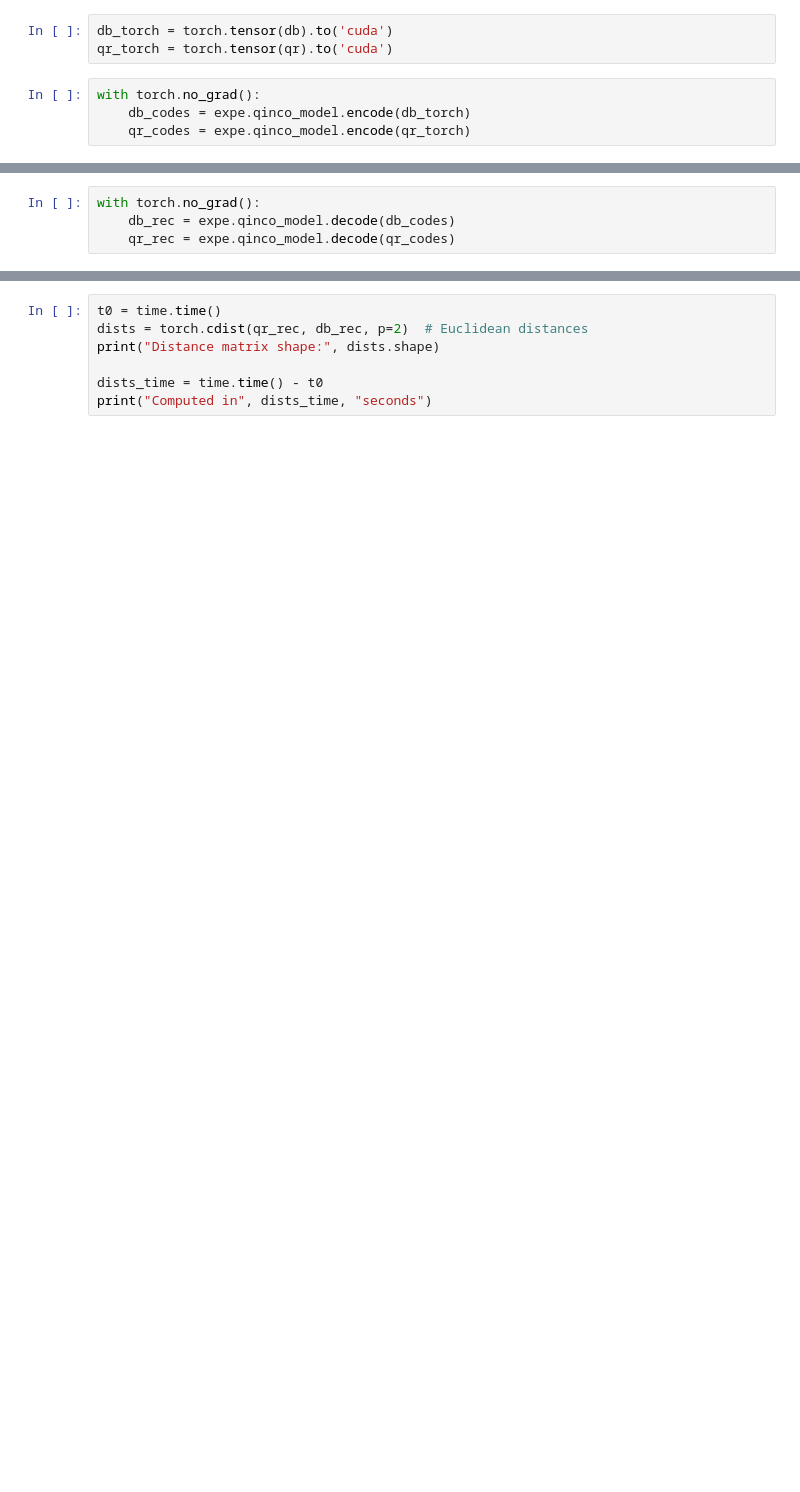
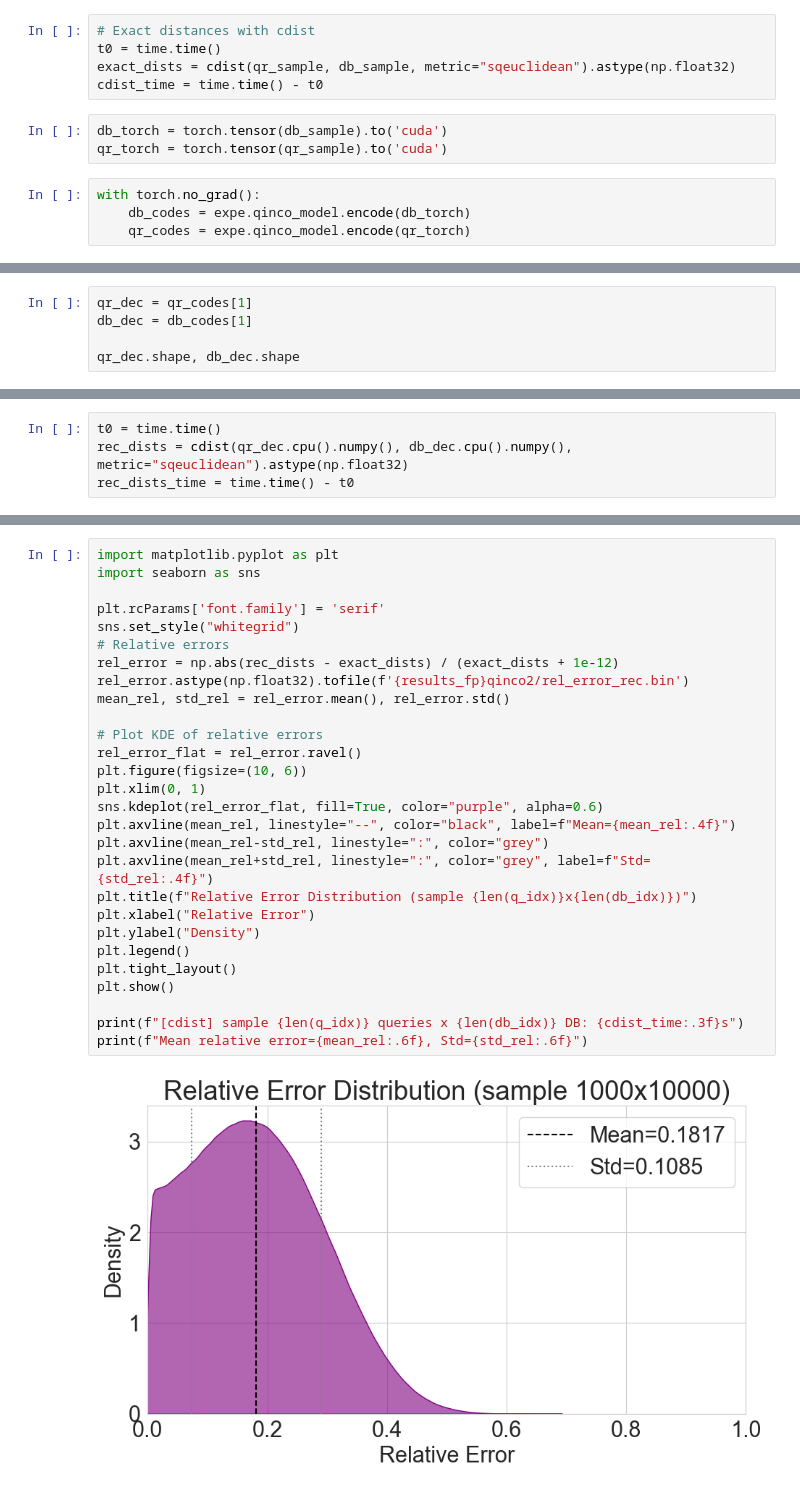
Before and after one commit to Hendrix8/hdvc, a Jupyter notebook: notebooks/5-QINCo2.ipynb, the cells around one changed output, grey strips where cells are left out. Saved outputs shown, nothing was run; the diff lists cells and outputs as text; blank space fills up the shorter version.

```diff
--- a/notebooks/5-QINCo2.ipynb
+++ b/notebooks/5-QINCo2.ipynb
@@ -193,6 +203,11 @@ QINCo(
+# %%
+# Exact distances with cdist
+t0 = time.time()
+exact_dists = cdist(qr_sample, db_sample, metric="sqeuclidean").astype(np.float32)
+cdist_time = time.time() - t0
 # %%
-db_torch = torch.tensor(db).to('cuda')
-qr_torch = torch.tensor(qr).to('cuda')
+db_torch = torch.tensor(db_sample).to('cuda')
+qr_torch = torch.tensor(qr_sample).to('cuda')
 # %%
 with torch.no_grad():
     db_codes = expe.qinco_model.encode(db_torch)
@@ -200,4 +235,5 @@ with torch.no_grad():
 # %%
-with torch.no_grad():
-    db_rec = expe.qinco_model.decode(db_codes)
-    qr_rec = expe.qinco_model.decode(qr_codes)
+qr_dec = qr_codes[1]
+db_dec = db_codes[1]
+
+qr_dec.shape, db_dec.shape
@@ -203,0 +242,4 @@ with torch.no_grad():
+# %%
+t0 = time.time()
+rec_dists = cdist(qr_dec.cpu().numpy(), db_dec.cpu().numpy(), metric="sqeuclidean").astype(np.float32)
+rec_dists_time = time.time() - t0
@@ -204,7 +278,30 @@ with torch.no_grad():
 # %%
-t0 = time.time()
-dists = torch.cdist(qr_rec, db_rec, p=2)  # Euclidean distances
-print("Distance matrix shape:", dists.shape)
+import matplotlib.pyplot as plt
+import seaborn as sns
 
-dists_time = time.time() - t0
-print("Computed in", dists_time, "seconds")
+plt.rcParams['font.family'] = 'serif'
+sns.set_style("whitegrid")
+# Relative errors
+rel_error = np.abs(rec_dists - exact_dists) / (exact_dists + 1e-12)
+rel_error.astype(np.float32).tofile(f'{results_fp}qinco2/rel_error_rec.bin')
+mean_rel, std_rel = rel_error.mean(), rel_error.std()
+
+# Plot KDE of relative errors
+rel_error_flat = rel_error.ravel()
+plt.figure(figsize=(10, 6))
+plt.xlim(0, 1)
+sns.kdeplot(rel_error_flat, fill=True, color="purple", alpha=0.6)
+plt.axvline(mean_rel, linestyle="--", color="black", label=f"Mean={mean_rel:.4f}")
+plt.axvline(mean_rel-std_rel, linestyle=":", color="grey")
+plt.axvline(mean_rel+std_rel, linestyle=":", color="grey", label=f"Std={std_rel:.4f}")
+plt.title(f"Relative Error Distribution (sample {len(q_idx)}x{len(db_idx)})")
+plt.xlabel("Relative Error")
+plt.ylabel("Density")
+plt.legend()
+plt.tight_layout()
+plt.show()
+
+print(f"[cdist] sample {len(q_idx)} queries x {len(db_idx)} DB: {cdist_time:.3f}s")
+print(f"Mean relative error={mean_rel:.6f}, Std={std_rel:.6f}")
+# %% [output]
+[figure, added]
```
Also changed, not shown: parts of 32 cells of this notebook, 1 other file.
